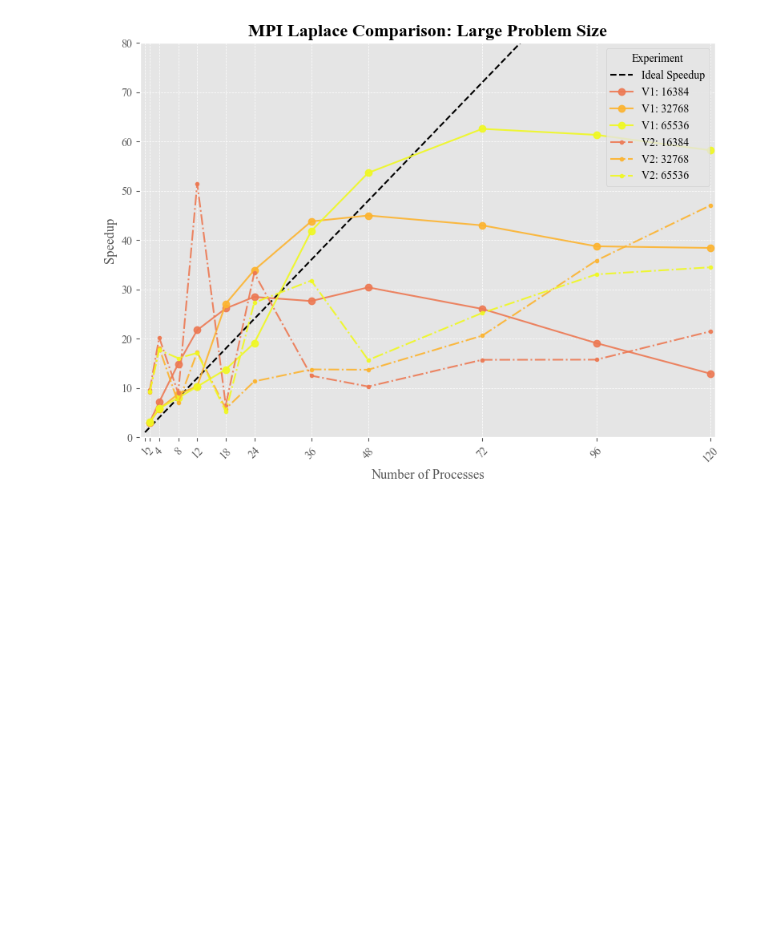
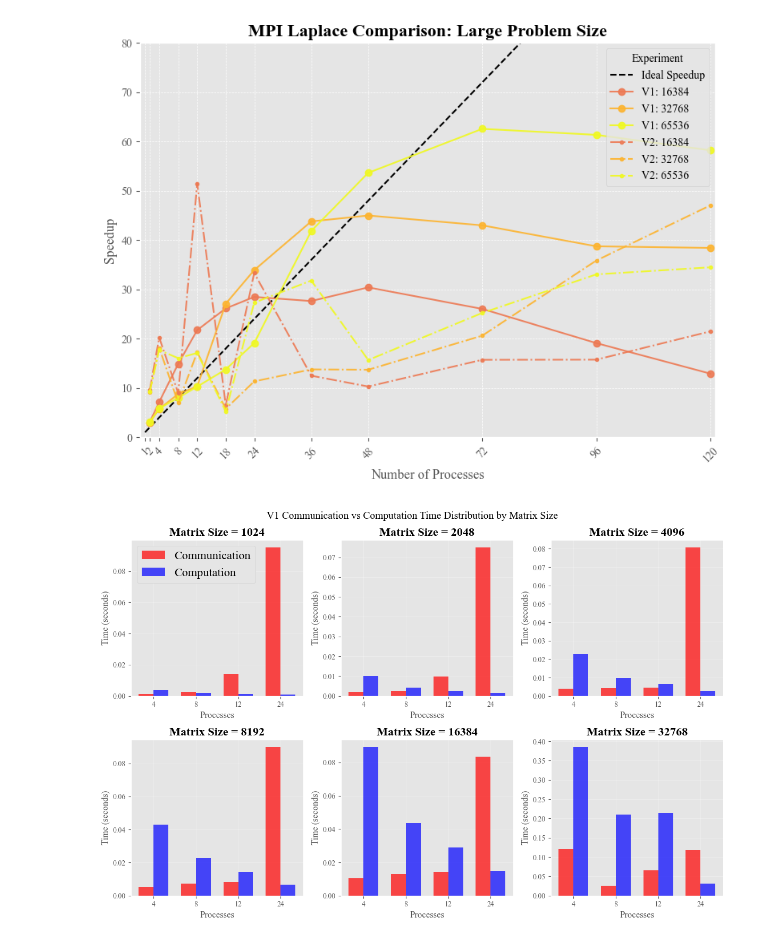
Before and after one commit to dettinjo/Parallel_Programming, a Jupyter notebook: 06_MPI_Laplace/scripts/plotting.ipynb, the cells around one changed output. Cells and saved outputs as stored; diff of their text form; code cells hidden in the pictures; blank space fills up the shorter version.

```diff
--- a/06_MPI_Laplace/scripts/plotting.ipynb
+++ b/06_MPI_Laplace/scripts/plotting.ipynb
@@ -142,3 +142,74 @@ fig.tight_layout()
 plt.show()
 # %% [output]
 [figure]
+# %%
+import matplotlib.pyplot as plt
+import numpy as np
+import pandas as pd
+
+# Complete data from profiling - using absolute times instead of problematic percentages
+data = {
+    'matrix_size': ['1024', '1024', '1024', '1024',
+                    '2048', '2048', '2048', '2048',
+                    '4096', '4096', '4096', '4096',
+                    '8192', '8192', '8192', '8192',
+                    '16384', '16384', '16384', '16384',
+                    '32768', '32768', '32768', '32768'],
+    'processes': [4, 8, 12, 24, 4, 8, 12, 24, 4, 8, 12, 24, 4, 8, 12, 24, 4, 8, 12, 24, 4, 8, 12, 24],
+    'total_time': [0.018089, 0.011543, 0.009290, 0.053643,
+                   0.037933, 0.019889, 0.019814, 0.036116,
+                   0.081311, 0.038353, 0.027283, 0.042919,
+                   0.155686, 0.083043, 0.056000, 0.057277,
+                   0.318888, 0.167096, 0.111334, 0.086589,
+                   1.180831, 0.616140, 0.566002, 0.147379],
+    'comm_time': [0.001354, 0.002603, 0.014179, 0.095055,
+                  0.001989, 0.002731, 0.009901, 0.074897,
+                  0.004101, 0.004106, 0.004627, 0.080591,
+                  0.005403, 0.007388, 0.008361, 0.089693,
+                  0.010471, 0.012846, 0.014300, 0.083487,
+                  0.120098, 0.026158, 0.065644, 0.118292],
+    'comp_time': [0.004076, 0.002002, 0.001258, 0.000872,
+                  0.009988, 0.004135, 0.002609, 0.001478,
+                  0.022632, 0.009671, 0.006440, 0.002751,
+                  0.042960, 0.022809, 0.014420, 0.006648,
+                  0.089135, 0.043575, 0.029017, 0.014869,
+                  0.384594, 0.210408, 0.214857, 0.031252]
+}
+
+# Create visualization for different matrix sizes
+fig, axes = plt.subplots(2, 3, figsize=(12, 8))
+fig.suptitle('V1 Communication vs Computation Time Distribution by Matrix Size', fontsize=14)
+
+matrix_sizes = ['1024', '2048', '4096', '8192', '16384', '32768']
+colors_comm = ['red', 'orange', 'brown', 'pink', 'purple', 'crimson']
+colors_comp = ['blue', 'cyan', 'navy', 'lightblue', 'darkblue', 'steelblue']
+
+for idx, size in enumerate(matrix_sizes):
+    row = idx // 3
+    col = idx % 3
+    ax = axes[row, col]
+
+    # Filter data for current matrix size
+    mask = np.array(data['matrix_size']) == size
+    processes = np.array(data['processes'])[mask]
+    comm_times = np.array(data['comm_time'])[mask]
+    comp_times = np.array(data['comp_time'])[mask]
+
+    x = np.arange(len(processes))
+    width = 0.35
+
+    ax.bar(x - width/2, comm_times, width, label='Communication', color='red', alpha=0.7)
+    ax.bar(x + width/2, comp_times, width, label='Computation', color='blue', alpha=0.7)
+    ax.set_xlabel('Processes')
+    ax.set_ylabel('Time (seconds)')
+    ax.set_title(f'Matrix Size = {size}', fontsize=16, fontweight='bold')
+    ax.set_xticks(x)
+    ax.set_xticklabels(processes)
+    if size == '1024':
+        ax.legend(fontsize=16)
+    ax.grid(True, alpha=0.3)
+
+plt.tight_layout()
+plt.show()
+# %% [output]
+[figure, added]
```
Also changed, not shown: parts of 2 cells of this notebook.
